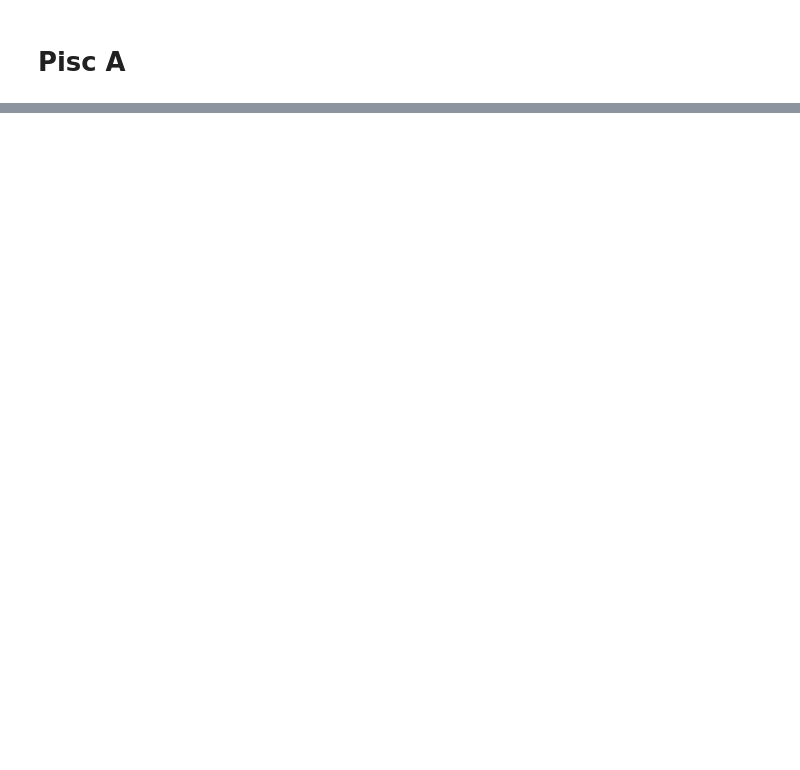
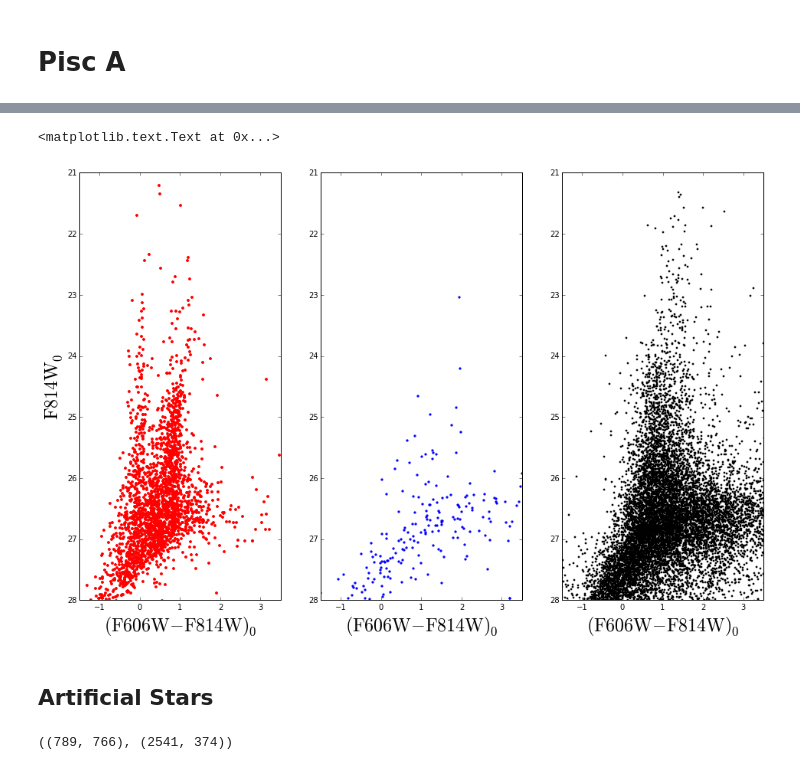
Before and after one commit to eteq/piscdwarfs_hst, a Jupyter notebook: Calibed Analysis.ipynb, the cells around one changed output, grey strips where cells are left out. Saved outputs shown, nothing was run; the diff lists cells and outputs as text; code cells hidden in the pictures; blank space fills up the shorter version.

```diff
--- a/Calibed Analysis.ipynb
+++ b/Calibed Analysis.ipynb
@@ -103,0 +93,24 @@ plt.title('Pisces A',fontsize=24)
+# %%
+plt.subplot(1,3,1)
+plt.scatter(c[msk_dwarf], m[msk_dwarf], s=8, alpha=1, color='r')
+xls = plt.xlim(-1.5, 3.5)
+yls = plt.ylim(28, 21)
+plt.xlabel(r'$({\rm F606W - F814W})_0$',fontsize=24)
+plt.ylabel(r'${\rm F814W}_0$',fontsize=24)
+
+plt.subplot(1,3,2)
+plt.scatter(c[msk_control], m[msk_control], s=5, alpha=1, color='b')
+plt.xlim(*xls)
+plt.ylim(*yls)
+plt.xlabel(r'$({\rm F606W - F814W})_0$',fontsize=24)
+
+plt.subplot(1,3,3)
+plt.scatter(c[other], m[other], s=3, alpha=1, color='k')
+plt.xlim(*xls)
+plt.ylim(*yls)
+plt.xlabel(r'$({\rm F606W - F814W})_0$',fontsize=24)
+# %% [output]
+<matplotlib.text.Text at 0x...>
+[figure, added]
+# %% [markdown]
+## Artificial Stars
@@ -103,0 +122,4 @@ plt.title('Pisces A',fontsize=24)
+# %%
+(np.sum(dpx_dwarf_fake < px_ap), np.sum(dpx_control_fake < px_ap)), (np.sum(dpx_dwarf < px_ap), np.sum(dpx_control < px_ap))
+# %% [output]
+((789, 766), (2541, 374))
```
Also changed, not shown: parts of 26 cells of this notebook, 3 other files.
